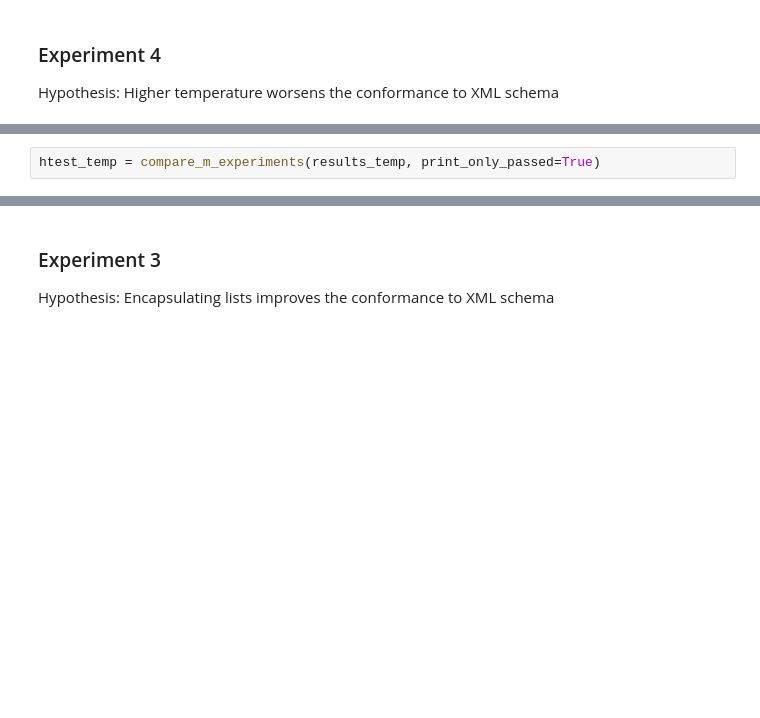
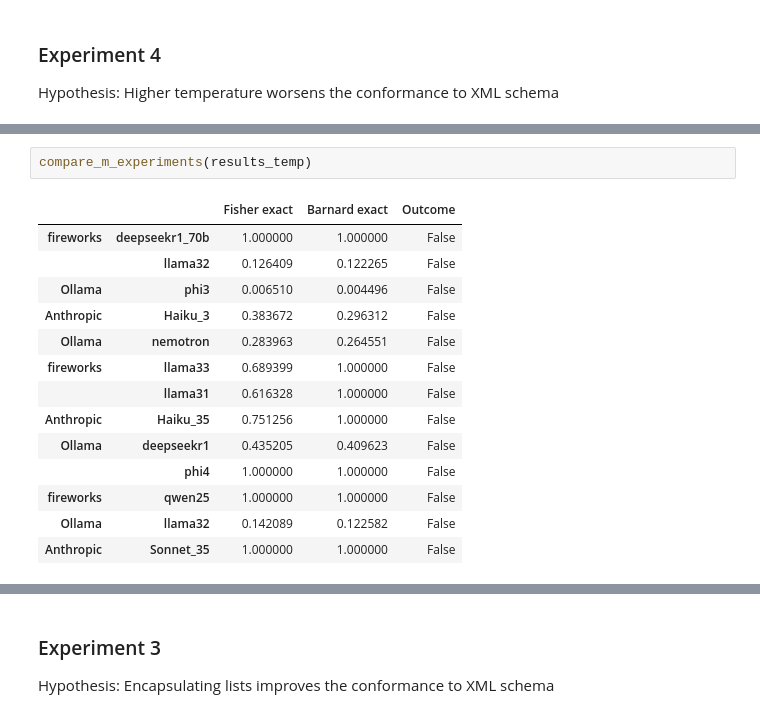
Before and after one commit to adocherty/mastering-structured-output, a Jupyter notebook: collate_and_test_results.ipynb, the cells around one changed output, grey strips where cells are left out. Cells and saved outputs as stored; diff of their text form; blank space fills up the shorter version.

```diff
--- a/collate_and_test_results.ipynb
+++ b/collate_and_test_results.ipynb
@@ -25,5 +147,20 @@ load_experiment_summary(experiment_num, experiment_date, results_temp)
 # %% [output]
 Loaded structure_support_by_model_t0
 Loaded structure_support_by_model_t08
-# %%
-htest_temp = compare_m_experiments(results_temp, print_only_passed=True)
+# %%
+compare_m_experiments(results_temp)
+# %% [output]
+|  |  | Fisher exact | Barnard exact | Outcome |
+| fireworks | deepseekr1_70b | 1.000000 | 1.000000 | False |
+|  | llama32 | 0.126409 | 0.122265 | False |
+| Ollama | phi3 | 0.006510 | 0.004496 | False |
+| Anthropic | Haiku_3 | 0.383672 | 0.296312 | False |
+| Ollama | nemotron | 0.283963 | 0.264551 | False |
+| fireworks | llama33 | 0.689399 | 1.000000 | False |
+|  | llama31 | 0.616328 | 1.000000 | False |
+| Anthropic | Haiku_35 | 0.751256 | 1.000000 | False |
+| Ollama | deepseekr1 | 0.435205 | 0.409623 | False |
+|  | phi4 | 1.000000 | 1.000000 | False |
+| fireworks | qwen25 | 1.000000 | 1.000000 | False |
+| Ollama | llama32 | 0.142089 | 0.122582 | False |
+| Anthropic | Sonnet_35 | 1.000000 | 1.000000 | False |
```
Also changed, not shown: parts of 63 cells of this notebook, 3 other files.
